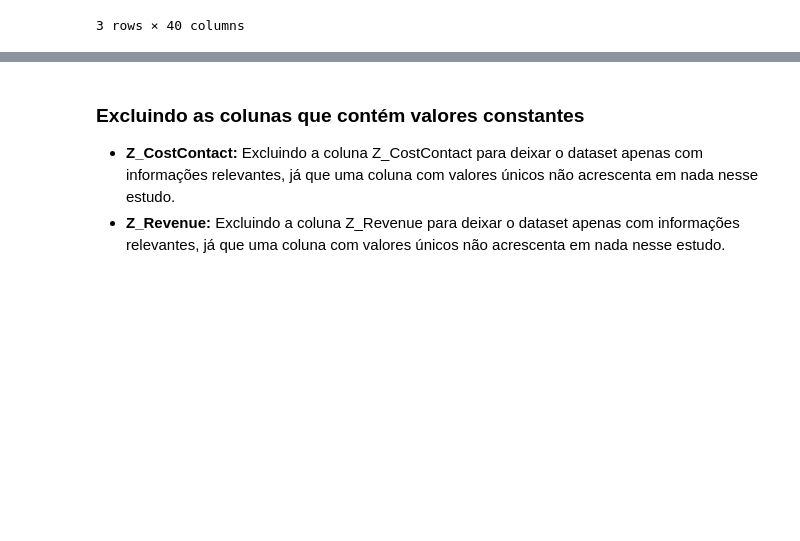
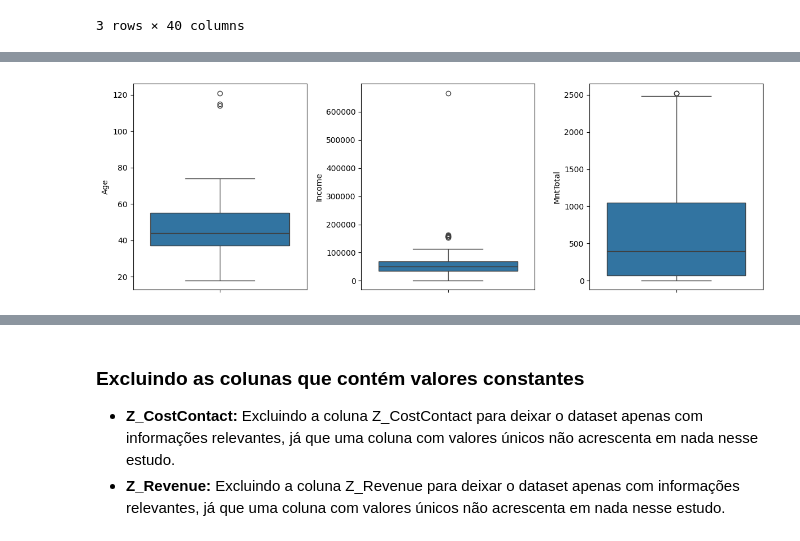
Before and after one commit to matheusresende7/ds_projeto_final_5_modelo_clusterizacao_classificacao_app_delivery, a Jupyter notebook: notebooks/04_data_processing.ipynb, the cells around one changed output, grey strips where cells are left out. Drawn from its saved outputs; the diff is of its cells as text; code cells hidden in the pictures; blank space fills up the shorter version.

```diff
--- a/notebooks/04_data_processing.ipynb
+++ b/notebooks/04_data_processing.ipynb
@@ -52,12 +35,3 @@ fn_stats.inspect_outliers(df, 'Income', whisker_width=3.0) # Usando a função p
-# %%
-df['Year_Birth'] = df['Year_Birth'].replace( # Substituindo os valores outliers
-    {
-        '1893': '1970',
-        '1899': '1970',
-        '1900': '1970',
-    }
-)
-df.loc[df['Income'] > 300_000, 'Income'] = 51381.5 # Substituindo os valores maiores que 300.000 pela mediana = 51.381,5 (extraído do relatório)
 # %% [markdown]
 ### Criando colunas de tempo/idade
 - **Dt_Customer => Days_Since_Enrolled:** Criando essa coluna para usá-la de forma mais apropriada para os modelos, onde a informação de tempo/idade é mais relevante que uma data.
@@ -175,0 +155,4 @@ df.head(3) # Exibindo as 3 primeiras linhas do dataset
+# %%
+fn_charts.boxplots(df,  ['Age', 'Income', 'MntTotal']) # Exibindo os gráficos de boxplots
+# %% [output]
+[figure, added]
```
Also changed, not shown: parts of 11 cells of this notebook, 6 other files.
